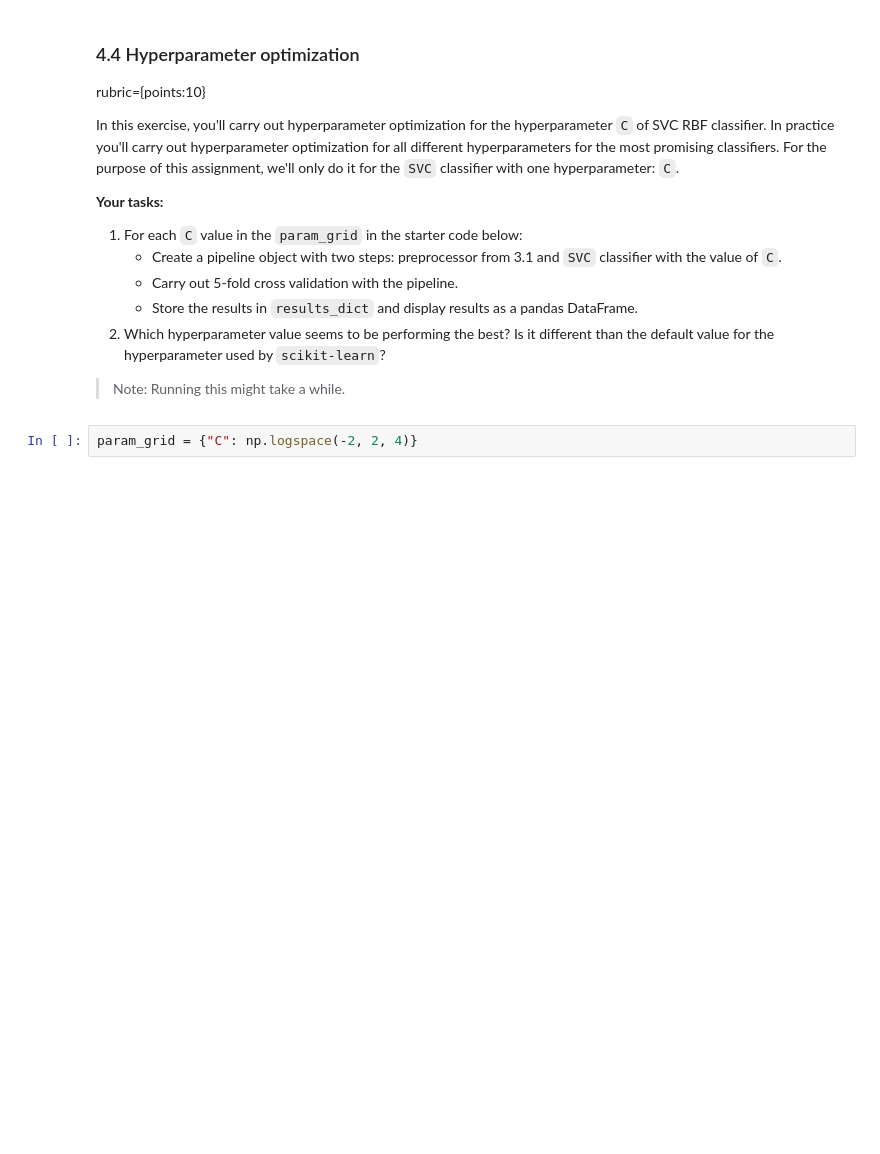
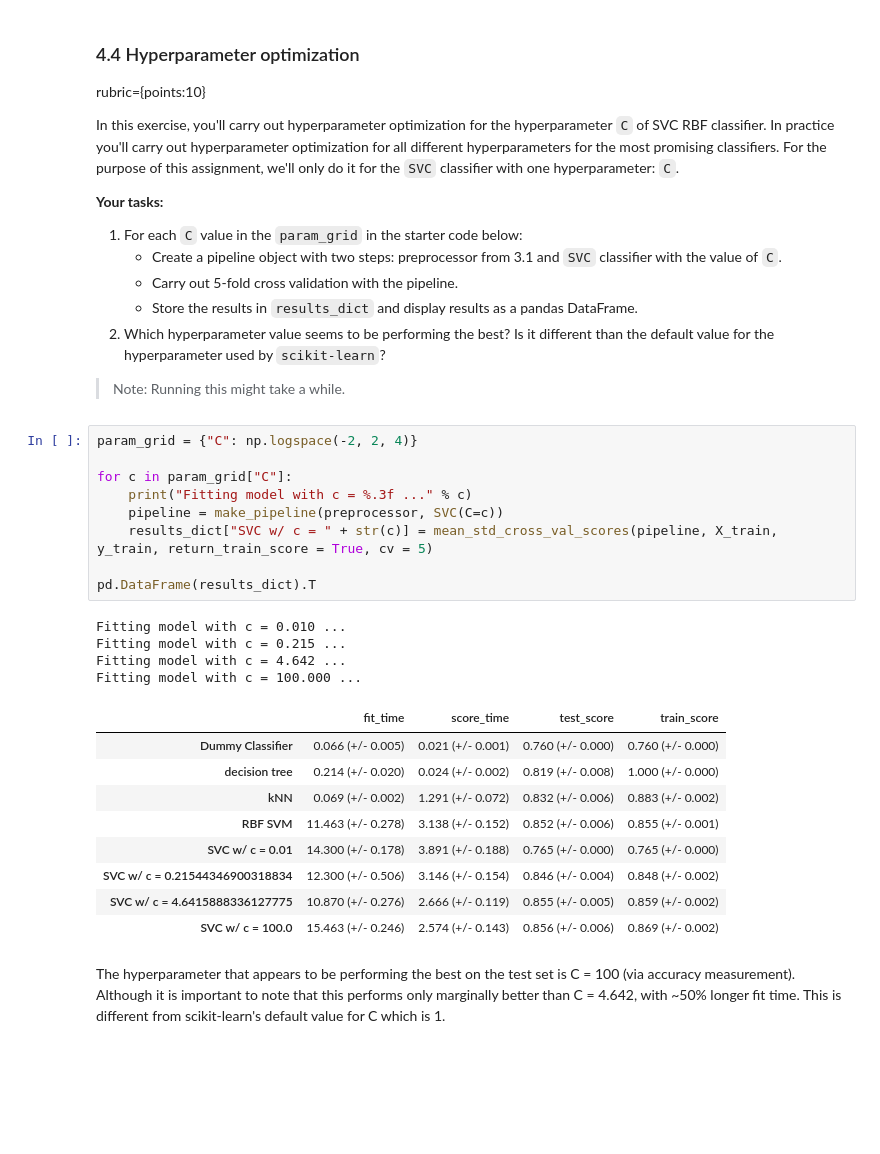
Before and after one commit to benhuckell/cpsc330, a Jupyter notebook: hw/hw3/hw3.ipynb, the cells around one changed output. Cells and saved outputs as stored; diff of their text form; blank space fills up the shorter version.

```diff
--- a/hw/hw3/hw3.ipynb
+++ b/hw/hw3/hw3.ipynb
@@ -485,8 +558,31 @@ In this exercise, you'll carry out hyperparameter optimization for the hyperpara
 2. Which hyperparameter value seems to be performing the best? Is it different than the default value for the hyperparameter used by `scikit-learn`?
 
 > Note: Running this might take a while.
-# %%
-param_grid = {"C": np.logspace(-2, 2, 4)}
+# %%
+param_grid = {"C": np.logspace(-2, 2, 4)}
+
+for c in param_grid["C"]:
+    print("Fitting model with c = %.3f ..." % c)
+    pipeline = make_pipeline(preprocessor, SVC(C=c))
+    results_dict["SVC w/ c = " + str(c)] = mean_std_cross_val_scores(pipeline, X_train, y_train, return_train_score = True, cv = 5)
+
+pd.DataFrame(results_dict).T
+# %% [output]
+Fitting model with c = 0.010 ...
+Fitting model with c = 0.215 ...
+Fitting model with c = 4.642 ...
+Fitting model with c = 100.000 ...
+|  | fit_time | score_time | test_score | train_score |
+| Dummy Classifier | 0.066 (+/- 0.005) | 0.021 (+/- 0.001) | 0.760 (+/- 0.000) | 0.760 (+/- 0.000) |
+| decision tree | 0.214 (+/- 0.020) | 0.024 (+/- 0.002) | 0.819 (+/- 0.008) | 1.000 (+/- 0.000) |
+| kNN | 0.069 (+/- 0.002) | 1.291 (+/- 0.072) | 0.832 (+/- 0.006) | 0.883 (+/- 0.002) |
+| RBF SVM | 11.463 (+/- 0.278) | 3.138 (+/- 0.152) | 0.852 (+/- 0.006) | 0.855 (+/- 0.001) |
+| SVC w/ c = 0.01 | 14.300 (+/- 0.178) | 3.891 (+/- 0.188) | 0.765 (+/- 0.000) | 0.765 (+/- 0.000) |
+| SVC w/ c = 0.21544346900318834 | 12.300 (+/- 0.506) | 3.146 (+/- 0.154) | 0.846 (+/- 0.004) | 0.848 (+/- 0.002) |
+| SVC w/ c = 4.6415888336127775 | 10.870 (+/- 0.276) | 2.666 (+/- 0.119) | 0.855 (+/- 0.005) | 0.859 (+/- 0.002) |
+| SVC w/ c = 100.0 | 15.463 (+/- 0.246) | 2.574 (+/- 0.143) | 0.856 (+/- 0.006) | 0.869 (+/- 0.002) |
+# %% [markdown]
+The hyperparameter that appears to be performing the best on the test set is C = 100 (via accuracy measurement). Although it is important to note that this performs only marginally better than C = 4.642, with ~50% longer fit time. This is different from scikit-learn's default value for C which is 1.
 # %% [markdown]
 <br><br><br><br>
 # %% [markdown]
```
Also changed, not shown: parts of 17 cells of this notebook.
